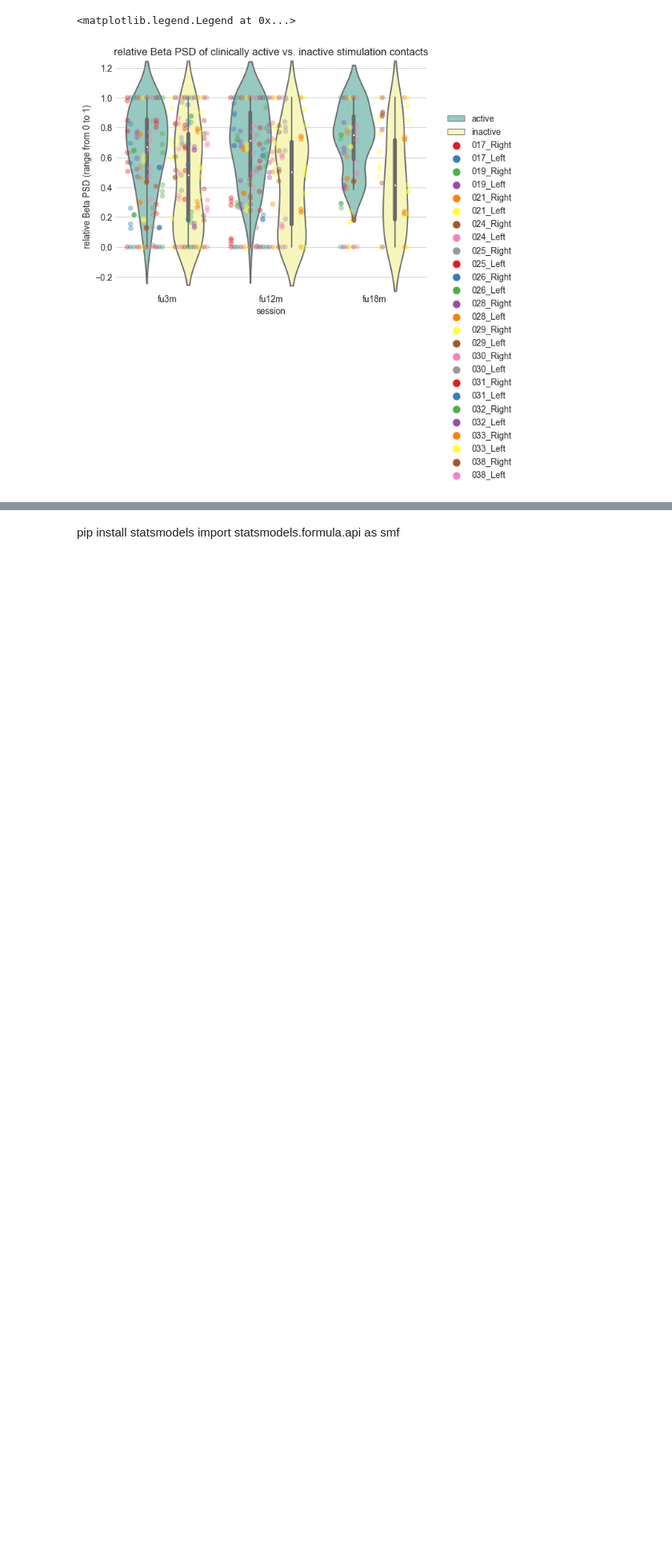
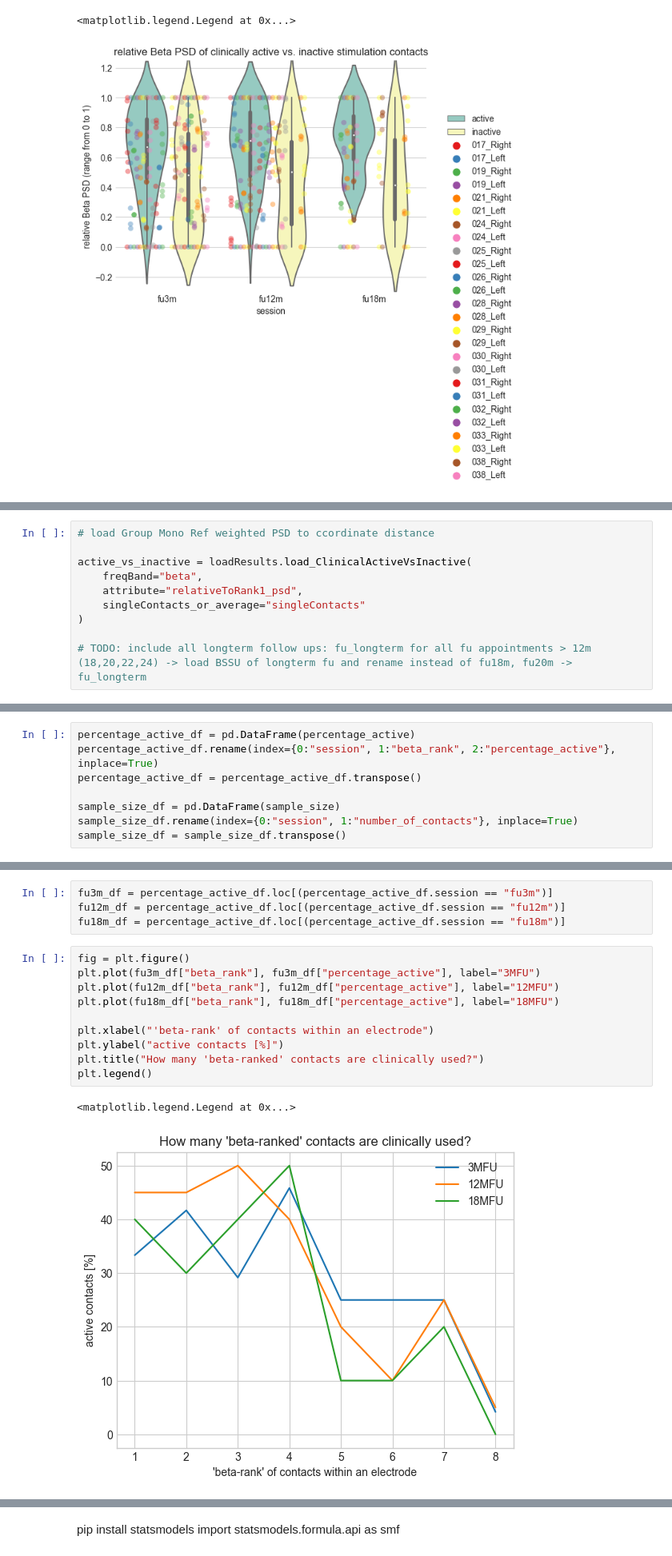
Before and after one commit to JKBehnke/BetaSenSightLongterm, a Jupyter notebook: notebooks/bssu_oscillations_active_contacts.ipynb, the cells around one changed output, grey strips where cells are left out. Shown at 80% size. Cells and saved outputs as stored; diff of their text form; blank space fills up the shorter version.

```diff
--- a/notebooks/bssu_oscillations_active_contacts.ipynb
+++ b/notebooks/bssu_oscillations_active_contacts.ipynb
@@ -604,0 +625,10 @@ plt.legend(loc="upper right", bbox_to_anchor=(1.3, 0.8))
+# %%
+# load Group Mono Ref weighted PSD to ccordinate distance
+
+active_vs_inactive = loadResults.load_ClinicalActiveVsInactive(
+    freqBand="beta",
+    attribute="relativeToRank1_psd",
+    singleContacts_or_average="singleContacts"
+)
+
+# TODO: include all longterm follow ups: fu_longterm for all fu appointments > 12m (18,20,22,24) -> load BSSU of longterm fu and rename instead of fu18m, fu20m -> fu_longterm
@@ -604,0 +683,8 @@ plt.legend(loc="upper right", bbox_to_anchor=(1.3, 0.8))
+# %%
+percentage_active_df = pd.DataFrame(percentage_active)
+percentage_active_df.rename(index={0:"session", 1:"beta_rank", 2:"percentage_active"}, inplace=True)
+percentage_active_df = percentage_active_df.transpose()
+
+sample_size_df = pd.DataFrame(sample_size)
+sample_size_df.rename(index={0:"session", 1:"number_of_contacts"}, inplace=True)
+sample_size_df = sample_size_df.transpose()
@@ -605 +698,18 @@ plt.legend(loc="upper right", bbox_to_anchor=(1.3, 0.8))
+# %%
+fu3m_df = percentage_active_df.loc[(percentage_active_df.session == "fu3m")]
+fu12m_df = percentage_active_df.loc[(percentage_active_df.session == "fu12m")]
+fu18m_df = percentage_active_df.loc[(percentage_active_df.session == "fu18m")]
+# %%
+fig = plt.figure()
+plt.plot(fu3m_df["beta_rank"], fu3m_df["percentage_active"], label="3MFU")
+plt.plot(fu12m_df["beta_rank"], fu12m_df["percentage_active"], label="12MFU")
+plt.plot(fu18m_df["beta_rank"], fu18m_df["percentage_active"], label="18MFU")
+
+plt.xlabel("'beta-rank' of contacts within an electrode")
+plt.ylabel("active contacts [%]")
+plt.title("How many 'beta-ranked' contacts are clinically used?")
+plt.legend()
+# %% [output]
+<matplotlib.legend.Legend at 0x...>
+[figure, added]
 # %% [markdown]
```
Also changed, not shown: parts of 9 cells of this notebook, 1 other file.
